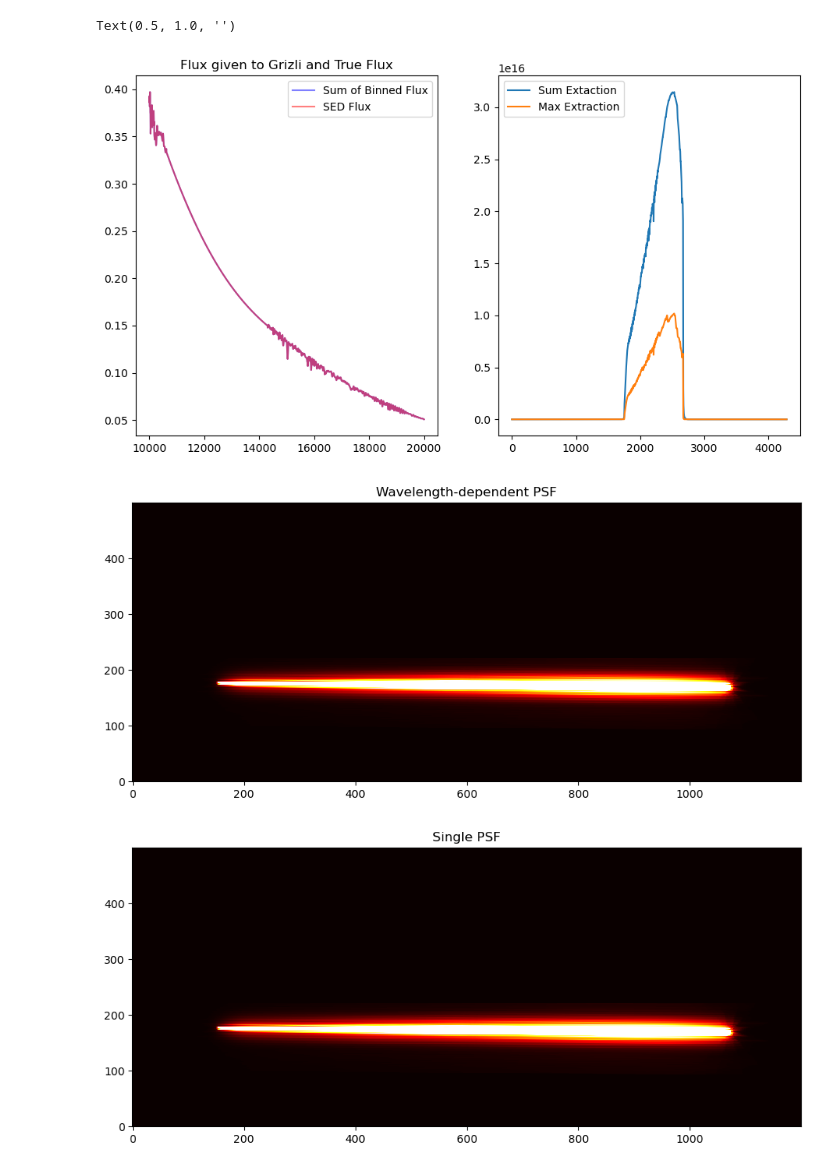
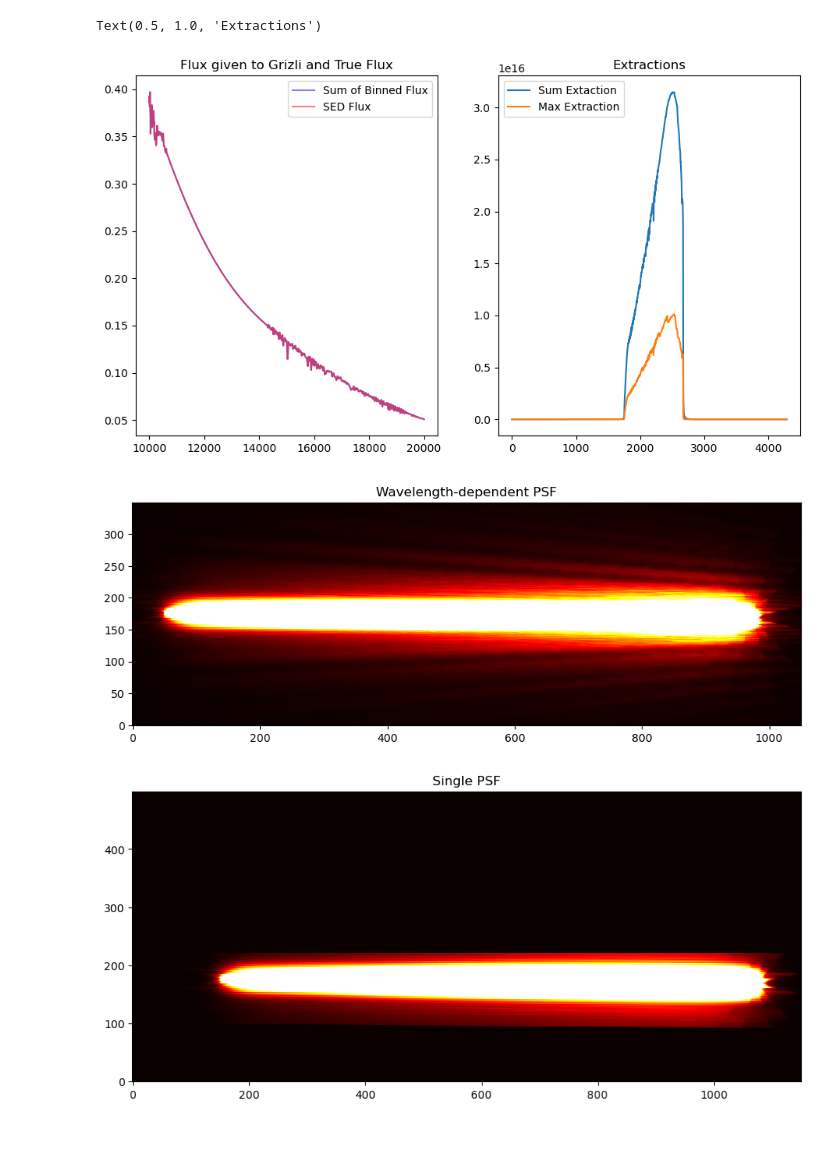
Before and after one commit to keithbuckholz/roman_grism_sim, a Jupyter notebook: ultra_smooth_lambda_dependent/notebooks/3) let_psf_vary.ipynb, the cells around one changed output. Cells and saved outputs as stored; diff of their text form; code cells hidden in the pictures; blank space fills up the shorter version.

```diff
--- a/ultra_smooth_lambda_dependent/notebooks/3) let_psf_vary.ipynb
+++ b/ultra_smooth_lambda_dependent/notebooks/3) let_psf_vary.ipynb
@@ -80,7 +83,7 @@ def dispersion_model(pad_region, nbins, return_input=False):
 
     for ii, start_wave in enumerate(bins[:-1]):
 
-        psf = wfi.calc_psf(monochromatic=(start_wave * (10**-10)), fov_pixels=182, oversample=1, source=src)[0].data
+        psf = wfi.calc_psf(monochromatic=(start_wave * (10**-10)), fov_pixels=364, oversample=1, source=src)[0].data
         half_psf_thumb = int(psf.shape[0] / 2) # Used for indexing; center_pixel plus/minus half_psf_thumb(nail)
 
         direct = np.zeros((4288, 4288))
@@ -111,9 +114,9 @@ def dispersion_model(pad_region, nbins, return_input=False):
         if end_wave != 20000:
             flux[-pad_region:] *= back_y
 
-        print("Wave Limits: [{}, {}]".format(wave[0], wave[-1]))
+        # print("Wave Limits: [{}, {}]".format(wave[0], wave[-1])) # used for troubleshooting
 
-        single_dispersion = roman.compute_model_orders(id=1, mag=1, compute_size=False, size=77, is_cgs=True, store=False,
+        single_dispersion = roman.compute_model_orders(id=1, mag=1, compute_size=False, size=500, is_cgs=True, store=False,
                                                        in_place=False, spectrum_1d=[wave, flux])[1]
 
         piecemeal_sim += single_dispersion
@@ -206,22 +209,22 @@ ax1.set_title("Flux given to Grizli and True Flux")
 ax2.plot(extractions[0], label="Sum Extaction")
 ax2.plot(extractions[1], label="Max Extraction")
 ax2.legend()
-ax2.set_title("")
+ax2.set_title("Extractions")
 # %% [output]
-Text(0.5, 1.0, '')
+Text(0.5, 1.0, 'Extractions')
-[figure, old version]
+[figure, new version]
 # %%
 truth = roman.compute_model_orders(id=1, mag=1, compute_size=False, size=77, is_cgs=True,
                                    store=False, in_place=False, spectrum_1d=[spec["col1"], spec["col2"]])[1]
 # %%
-plt.imshow(truth[2000:2500, 1600:2800], vmin=0, vmax=sim_result.max()/100, cmap="hot")
+plt.imshow(sim_result[2000:2350, 1700:2750], vmin=0, vmax=sim_result.max()/1000, cmap="hot")
 plt.title("Wavelength-dependent PSF")
 plt.show()
 
-plt.imshow(truth[2000:2500, 1600:2800], vmin=0, vmax=sim_result.max()/100, cmap="hot")
+plt.imshow(truth[2000:2500, 1600:2750], vmin=0, vmax=sim_result.max()/1000, cmap="hot")
 plt.title("Single PSF")
 plt.show()
 # %% [output]
-[figure, old version]
+[figure, new version]
-[figure, old version]
+[figure, new version]
 # %%
```
Also changed, not shown: parts of 5 cells of this notebook, 8 other files.
